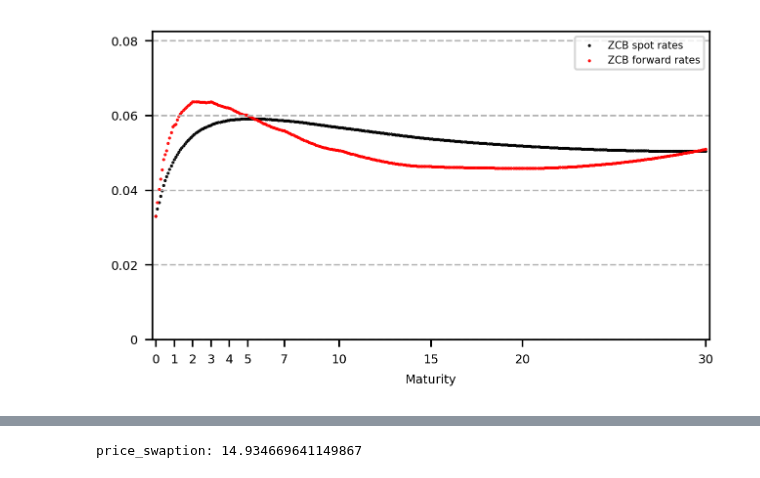
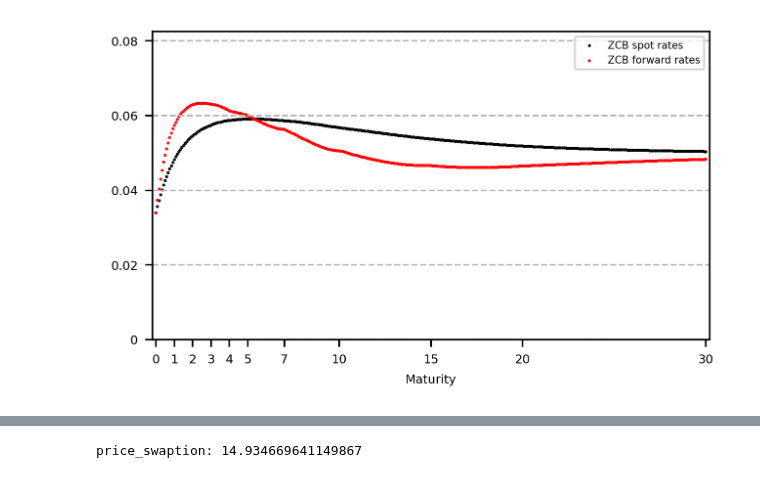
Before and after one commit to jhvander/Uni, a Jupyter notebook: 9. Sem/Fixed/HoLee.ipynb, the cells around one changed output, grey strips where cells are left out. Saved outputs shown, nothing was run; the diff lists cells and outputs as text; code cells hidden in the pictures.

```diff
--- a/9. Sem/Fixed/HoLee.ipynb
+++ b/9. Sem/Fixed/HoLee.ipynb
@@ -39,31 +39,31 @@ T = np.array([mesh*i for i in range(0,M+1)])
 # %%
 # 3a
 # Problem 3a - Fitting ZCB spot- and forward rate curves
 # interpolation_options = {"method":"linear"}
-# interpolation_options = {"method":"nelson_siegel","transition": "smooth"}
-interpolation_options = {"method":"hermite","degree":2,"transition": "smooth"}
+interpolation_options = {"method":"nelson_siegel","transition": "smooth"}
+#interpolation_options = {"method":"hermite","degree":2,"transition": "smooth"}
 T_fit, R_fit = fid.zcb_curve_fit(data,interpolation_options = interpolation_options)
 p_inter, R_inter, f_inter, T_inter = fid.zcb_curve_interpolate(T,T_fit,R_fit,interpolation_options = interpolation_options)
 
 # Plotting
 fig = plt.figure(constrained_layout = False, dpi = 300, figsize = (5,3))
 fig.suptitle(f"", fontsize = 10)
 gs = fig.add_gridspec(nrows = 1, ncols = 1, left = 0.12, bottom = 0.2, right = 0.88, top = 0.90, wspace = 0, hspace = 0)
 ax = fig.add_subplot(gs[0,0])
 xticks = [0,1,2,3,4,5,7,10,15,20,30]
 ax.set_xticks(xticks)
 ax.set_xticklabels(xticks,fontsize = 6)
 ax.set_xlim([xticks[0]+-0.2,xticks[-1]+0.2])
 plt.xlabel(f"Maturity",fontsize = 6)
 ax.set_yticks([0,0.02,0.04,0.06,0.08])
 ax.set_yticklabels([0,0.02,0.04,0.06,0.08],fontsize = 6)
 ax.set_ylim([0,0.0825])
 plt.grid(axis = 'y', which='major', color=(0.7,0.7,0.7,0), linestyle='--')
 p1 = ax.scatter(T, R_inter, s = 1, color = 'black', marker = ".",label="ZCB spot rates")
 p2 = ax.scatter(T, f_inter, s = 1, color = 'red', marker = ".",label="ZCB forward rates")
 plots = [p1,p2]
 labels = [item.get_label() for item in plots]
 ax.legend(plots,labels,loc="upper right",fontsize = 5)
 plt.show()
 # %% [output]
-[figure, old version]
+[figure, new version]
```
Also changed, not shown: parts of 6 cells of this notebook.
